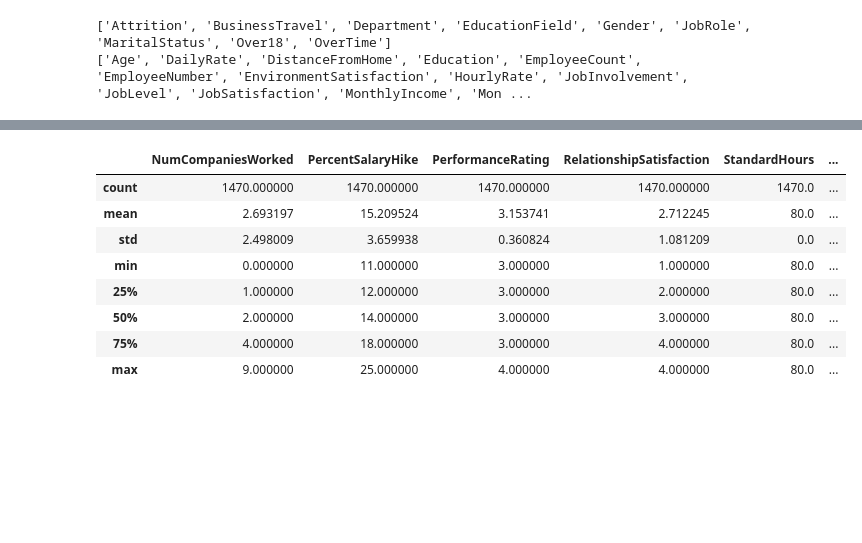
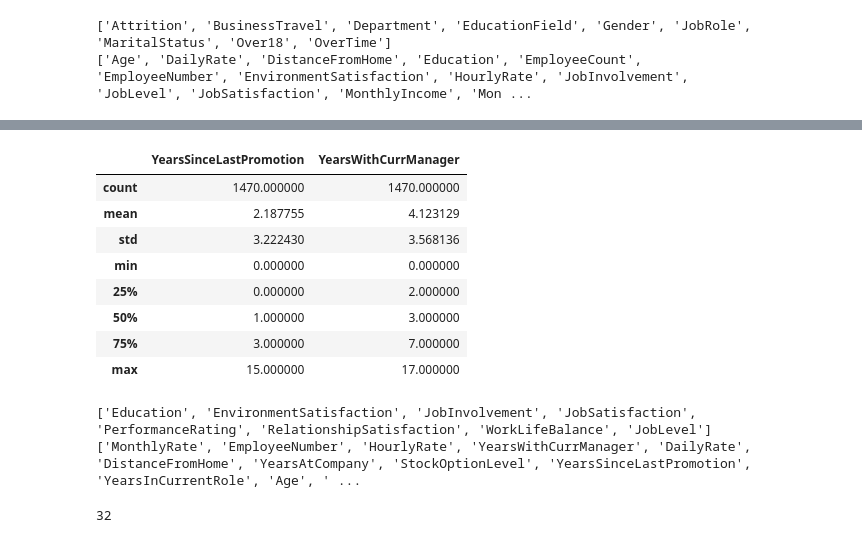
Before and after one commit to DouglasRFLeite/EmployeeAttritionPrediction, a Jupyter notebook: EDA.ipynb, the cells around one changed output, grey strips where cells are left out. Cells and saved outputs as stored; diff of their text form; code cells hidden in the pictures; blank space fills up the shorter version.

```diff
--- a/EDA.ipynb
+++ b/EDA.ipynb
@@ -131,12 +121,12 @@ dataset[num_col_names[:13]].describe()
 # %%
-dataset[num_col_names[13:]].describe()
+dataset[num_col_names[-2:]].describe()
 # %% [output]
-|  | NumCompaniesWorked | PercentSalaryHike | PerformanceRating | RelationshipSatisfaction | StandardHours | ... |
-| count | 1470.000000 | 1470.000000 | 1470.000000 | 1470.000000 | 1470.0 | ... |
-| mean | 2.693197 | 15.209524 | 3.153741 | 2.712245 | 80.0 | ... |
-| std | 2.498009 | 3.659938 | 0.360824 | 1.081209 | 0.0 | ... |
-| min | 0.000000 | 11.000000 | 3.000000 | 1.000000 | 80.0 | ... |
-| 25% | 1.000000 | 12.000000 | 3.000000 | 2.000000 | 80.0 | ... |
-| 50% | 2.000000 | 14.000000 | 3.000000 | 3.000000 | 80.0 | ... |
-| 75% | 4.000000 | 18.000000 | 3.000000 | 4.000000 | 80.0 | ... |
-| max | 9.000000 | 25.000000 | 4.000000 | 4.000000 | 80.0 | ... |
+|  | YearsSinceLastPromotion | YearsWithCurrManager |
+| count | 1470.000000 | 1470.000000 |
+| mean | 2.187755 | 4.123129 |
+| std | 3.222430 | 3.568136 |
+| min | 0.000000 | 0.000000 |
+| 25% | 0.000000 | 2.000000 |
+| 50% | 1.000000 | 3.000000 |
+| 75% | 3.000000 | 7.000000 |
+| max | 15.000000 | 17.000000 |
@@ -142,0 +136,13 @@ dataset[num_col_names[13:]].describe()
+# %%
+ord_col_names = ['Education', 'EnvironmentSatisfaction', 'JobInvolvement', 'JobSatisfaction', 'PerformanceRating', 'RelationshipSatisfaction', 'WorkLifeBalance', 'JobLevel']
+cont_col_names = list(set(num_col_names)-set(ord_col_names))
+
+print(ord_col_names)
+print(cont_col_names)
+# %% [output]
+['Education', 'EnvironmentSatisfaction', 'JobInvolvement', 'JobSatisfaction', 'PerformanceRating', 'RelationshipSatisfaction', 'WorkLifeBalance', 'JobLevel']
+['MonthlyRate', 'EmployeeNumber', 'HourlyRate', 'YearsWithCurrManager', 'DailyRate', 'DistanceFromHome', 'YearsAtCompany', 'StockOptionLevel', 'YearsSinceLastPromotion', 'YearsInCurrentRole', 'Age', ' ...
+# %%
+len(list(set(num_col_names).union(set(cat_col_names))))
+# %% [output]
+32
```
Also changed, not shown: parts of 15 cells of this notebook, 1 other file.
